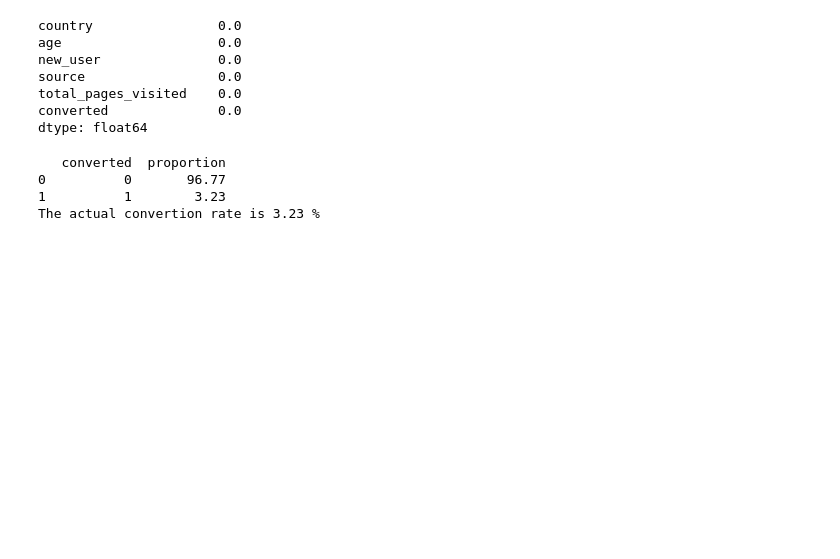
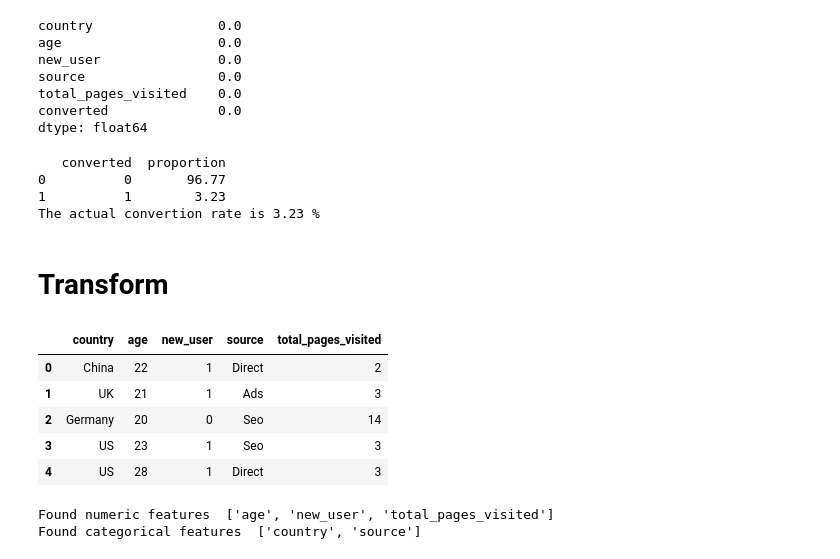
Before and after one commit to Quentin-qha/Jedha, a Jupyter notebook: 05_supervised_machine_learning/convertion_rate.ipynb, the cells around one changed output. Cells and saved outputs as stored; diff of their text form; code cells hidden in the pictures; blank space fills up the shorter version.

```diff
--- a/05_supervised_machine_learning/convertion_rate.ipynb
+++ b/05_supervised_machine_learning/convertion_rate.ipynb
@@ -133,0 +164,15 @@ fig.show()
+# %% [markdown]
+# Transform
+# %%
+feature_target = 'converted'
+X = data_train.loc[:, data_train.columns != feature_target]
+y = data_train[feature_target]
+
+X.head()
+# %% [output]
+|  | country | age | new_user | source | total_pages_visited |
+| 0 | China | 22 | 1 | Direct | 2 |
+| 1 | UK | 21 | 1 | Ads | 3 |
+| 2 | Germany | 20 | 0 | Seo | 14 |
+| 3 | US | 23 | 1 | Seo | 3 |
+| 4 | US | 28 | 1 | Direct | 3 |
@@ -133,0 +181,15 @@ fig.show()
+# %%
+numeric_features = []
+categorical_features = []
+
+for i,t in X_train.dtypes.items():
+    if ('float' in str(t)) or ('int' in str(t)) :
+        numeric_features.append(i)
+    else :
+        categorical_features.append(i)
+
+print('Found numeric features ', numeric_features)
+print('Found categorical features ', categorical_features)
+# %% [output]
+Found numeric features  ['age', 'new_user', 'total_pages_visited']
+Found categorical features  ['country', 'source']
```
Also changed, not shown: parts of 14 cells of this notebook.
